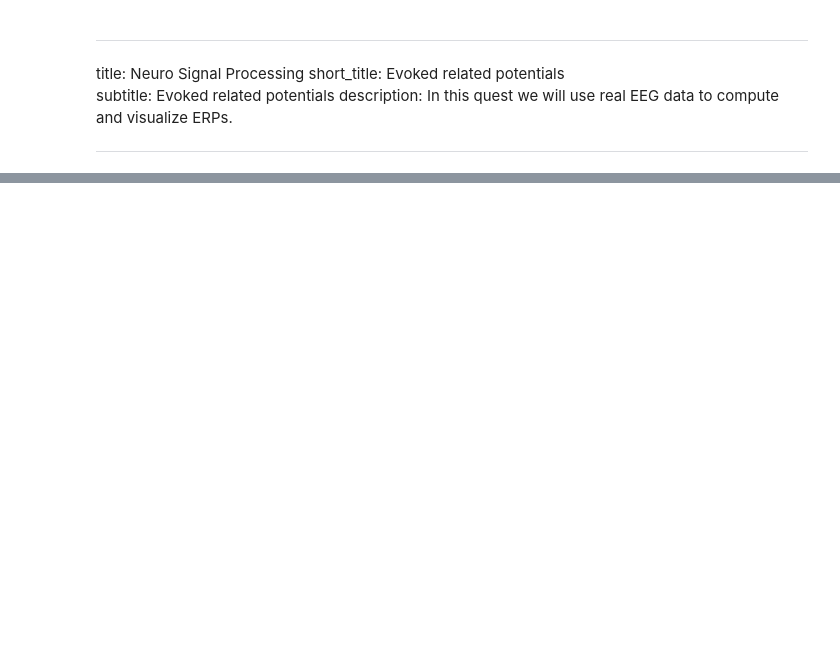
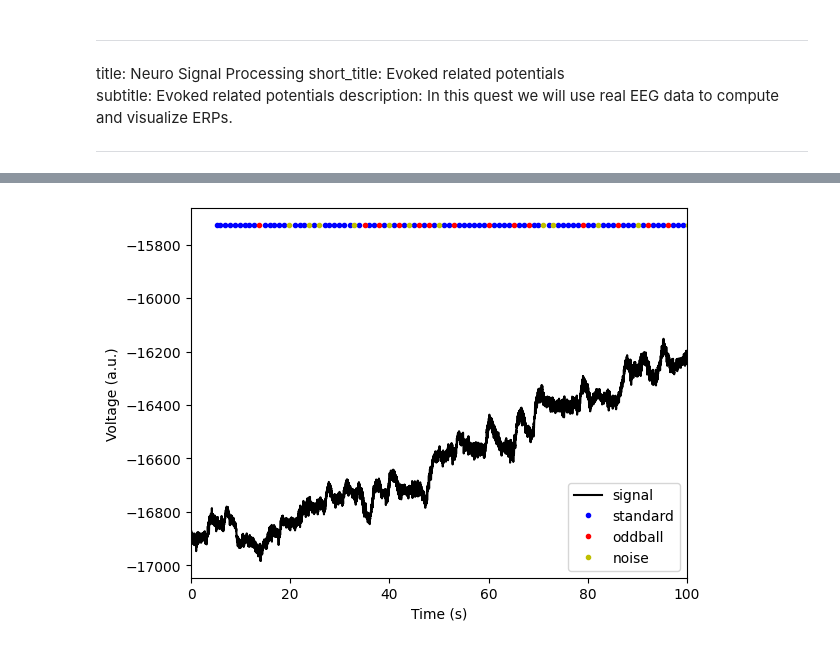
Before and after one commit to bryancsouza/Programming-Questboard, a Jupyter notebook: content/neuro-signal-02.ipynb, the cells around one changed output, grey strips where cells are left out. Saved outputs shown, nothing was run; the diff lists cells and outputs as text; code cells hidden in the pictures; blank space fills up the shorter version.

```diff
--- a/content/neuro-signal-02.ipynb
+++ b/content/neuro-signal-02.ipynb
@@ -20,9 +66,0 @@ In neuroscience, an [event related potential](wiki:Event-related_potential)
-# %%
-
-
-import numpy as np
-import matplotlib.pyplot as plt
-import pickle
-
-with open('./resources/neuro2.pickle', 'rb') as h:
-    [signal, time, srate, event_time, event_type, events] = pickle.load(h)
@@ -81,0 +73,24 @@ plt.plot(window/srate,m-s,'r')
+# %%
+
+import numpy as np
+import matplotlib.pyplot as plt
+import pickle
+
+
+with open('./content/resources/neuro2.pickle', 'rb') as h:
+    [signal, time, srate, event_time, event_type, events] = pickle.load(h)
+
+ich = 60
+
+plt.plot(time,signal[ich,:],'k')
+plt.plot(event_time[event_type==0],event_time[event_type==0]*0+np.max(signal[ich,:]),'.b')
+plt.plot(event_time[event_type==1],event_time[event_type==1]*0+np.max(signal[ich,:]),'.r')
+plt.plot(event_time[event_type==3],event_time[event_type==3]*0+np.max(signal[ich,:]),'.y')
+plt.plot(event_time[event_type==-1],event_time[event_type==-1]*0+np.max(signal[ich,:]),'.r')
+plt.xlim(0,100)
+plt.legend(["signal",'standard','oddball', 'noise'])
+plt.xlabel('Time (s)')
+plt.ylabel('Voltage (a.u.)')
+plt.show()
+# %% [output]
+[figure, added]
```
Also changed, not shown: parts of 10 cells of this notebook, 3 other files.
